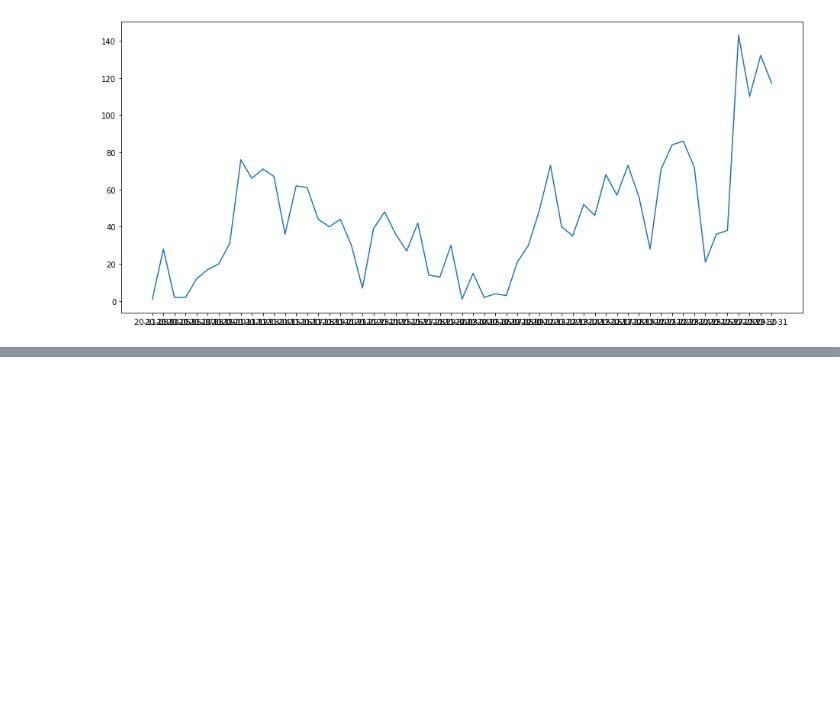
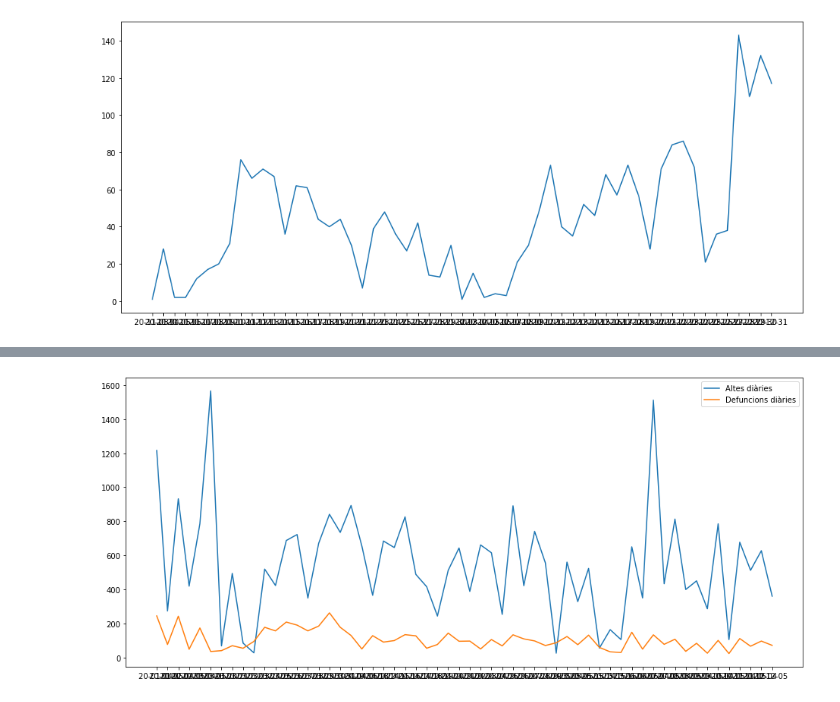
Before and after one commit to meszon/sd_practice2, a Jupyter notebook: notebook.ipynb, the cells around one changed output, grey strips where cells are left out. Drawn from its saved outputs; the diff is of its cells as text; code cells hidden in the pictures; blank space fills up the shorter version.

Commit message:
nuevas consultas, query 6

```diff
--- a/notebook.ipynb
+++ b/notebook.ipynb
@@ -49,6 +49,15 @@ def getData(select):
     query = sqldf(select)
 
     return query
+# %%
+def graph_plot_multiline(query1, x1, y1, label1, query2, x2, y2, label2):
+    fig, ax = plt.subplots(figsize=(16, 7))
+    query1[x1] = formatar(query1[x1])
+    ax.plot(query1[x1], query1[y1], label = label1)
+    query2[x2] = formatar(query2[x2])
+    ax.plot(query2[x2], query2[y2], label = label2)
+    plt.legend()
+    plt.show()
 # %% [markdown]
 ### Query 1: consulta n casos por tiempo en la comarca del Tarragones
 # %%
@@ -154,0 +166,5 @@ for q in query:
+# %%
+query = Pool().map(getData, [
+    "SELECT DISTINCT TipusCasData, AltesDiaries FROM database WHERE AltesDiaries IS NOT NULL",
+    "SELECT DISTINCT TipusCasData, DefuncionsDiaries FROM database WHERE AltesDiaries IS NOT NULL"
+])
@@ -154,0 +183,4 @@ for q in query:
+# %%
+graph_plot_multiline(query[0], 'TipusCasData', 'AltesDiaries', 'Altes diàries', query[1], 'TipusCasData', 'DefuncionsDiaries', 'Defuncions diàries')
+# %% [output]
+[figure, added]
```
Also changed, not shown: parts of 8 cells of this notebook, 2 other files.
